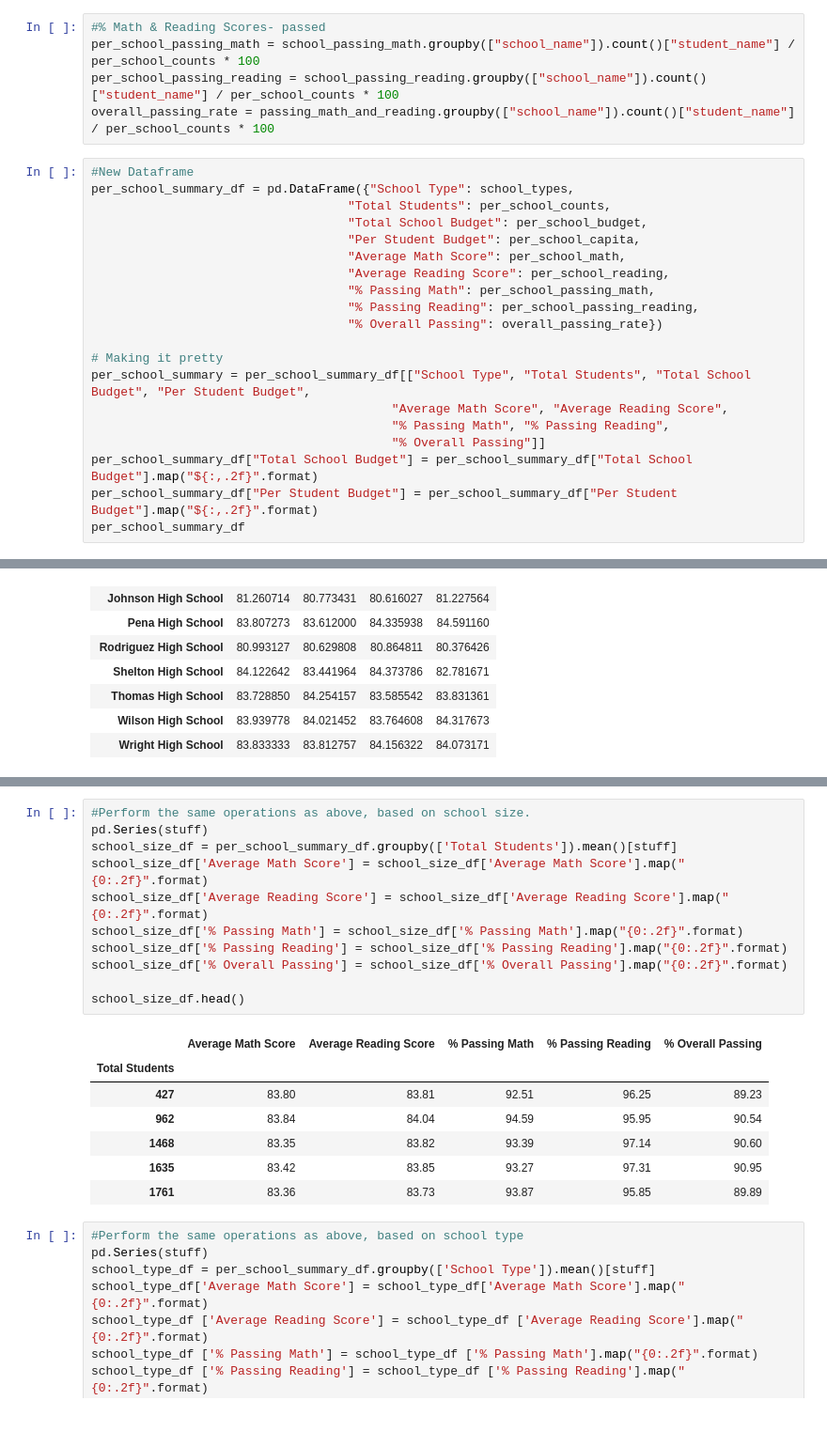
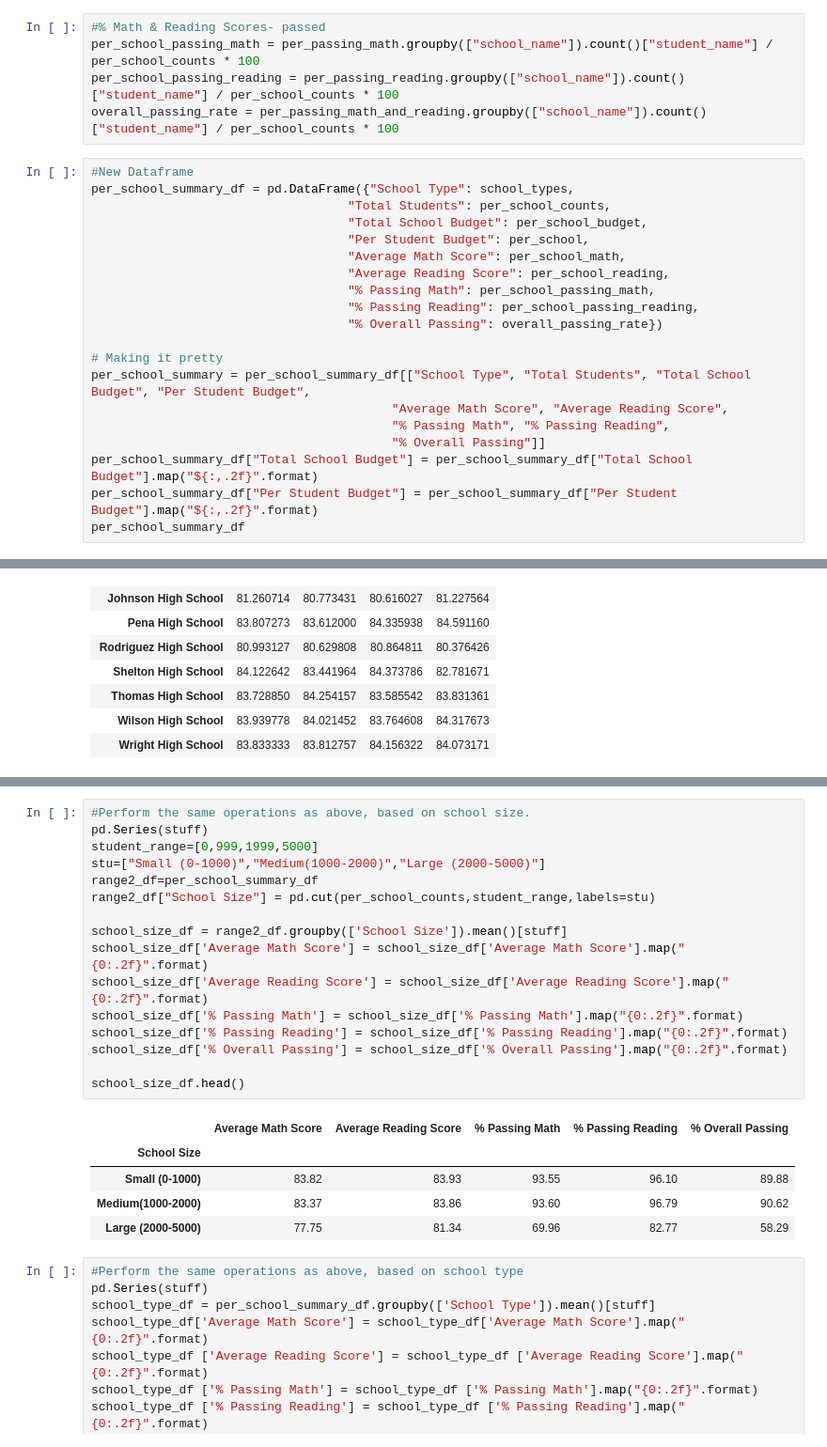
Before and after one commit to Lysa101/Pandas-Challenge, a Jupyter notebook: PyCity Schools/PyCity Schools.ipynb, the cells around one changed output, grey strips where cells are left out. Shown at 94% size. Drawn from its saved outputs; the diff is of its cells as text; blank space fills up the shorter version.

```diff
--- a/PyCity Schools/PyCity Schools.ipynb
+++ b/PyCity Schools/PyCity Schools.ipynb
@@ -97,15 +97,15 @@ per_passing_math_and_reading = df[(df["reading_score"] >= 70)
                                                & (df["math_score"] >= 70)]
 # %%
 #% Math & Reading Scores- passed
-per_school_passing_math = school_passing_math.groupby(["school_name"]).count()["student_name"] / per_school_counts * 100
-per_school_passing_reading = school_passing_reading.groupby(["school_name"]).count()["student_name"] / per_school_counts * 100
-overall_passing_rate = passing_math_and_reading.groupby(["school_name"]).count()["student_name"] / per_school_counts * 100
+per_school_passing_math = per_passing_math.groupby(["school_name"]).count()["student_name"] / per_school_counts * 100
+per_school_passing_reading = per_passing_reading.groupby(["school_name"]).count()["student_name"] / per_school_counts * 100
+overall_passing_rate = per_passing_math_and_reading.groupby(["school_name"]).count()["student_name"] / per_school_counts * 100
 # %%
 #New Dataframe
 per_school_summary_df = pd.DataFrame({"School Type": school_types,
                                    "Total Students": per_school_counts,
                                    "Total School Budget": per_school_budget,
-                                   "Per Student Budget": per_school_capita,
+                                   "Per Student Budget": per_school,
                                    "Average Math Score": per_school_math,
                                    "Average Reading Score": per_school_reading,
                                    "% Passing Math": per_school_passing_math,
@@ -260,22 +269,25 @@ perform_df.head()
 # %%
 #Perform the same operations as above, based on school size.
 pd.Series(stuff)
-school_size_df = per_school_summary_df.groupby(['Total Students']).mean()[stuff]
+student_range=[0,999,1999,5000]
+stu=["Small (0-1000)","Medium(1000-2000)","Large (2000-5000)"]
+range2_df=per_school_summary_df
+range2_df["School Size"] = pd.cut(per_school_counts,student_range,labels=stu)
+
+school_size_df = range2_df.groupby(['School Size']).mean()[stuff]
 school_size_df['Average Math Score'] = school_size_df['Average Math Score'].map("{0:.2f}".format)
 school_size_df['Average Reading Score'] = school_size_df['Average Reading Score'].map("{0:.2f}".format)
 school_size_df['% Passing Math'] = school_size_df['% Passing Math'].map("{0:.2f}".format)
 school_size_df['% Passing Reading'] = school_size_df['% Passing Reading'].map("{0:.2f}".format)
 school_size_df['% Overall Passing'] = school_size_df['% Overall Passing'].map("{0:.2f}".format)
 
 school_size_df.head()
 # %% [output]
 |  | Average Math Score | Average Reading Score | % Passing Math | % Passing Reading | % Overall Passing |
-| Total Students |  |  |  |  |  |
-| 427 | 83.80 | 83.81 | 92.51 | 96.25 | 89.23 |
-| 962 | 83.84 | 84.04 | 94.59 | 95.95 | 90.54 |
-| 1468 | 83.35 | 83.82 | 93.39 | 97.14 | 90.60 |
-| 1635 | 83.42 | 83.85 | 93.27 | 97.31 | 90.95 |
-| 1761 | 83.36 | 83.73 | 93.87 | 95.85 | 89.89 |
+| School Size |  |  |  |  |  |
+| Small (0-1000) | 83.82 | 83.93 | 93.55 | 96.10 | 89.88 |
+| Medium(1000-2000) | 83.37 | 83.86 | 93.60 | 96.79 | 90.62 |
+| Large (2000-5000) | 77.75 | 81.34 | 69.96 | 82.77 | 58.29 |
 # %%
 #Perform the same operations as above, based on school type
 pd.Series(stuff)
```
Also changed, not shown: parts of 1 cell of this notebook, 1 other file.
